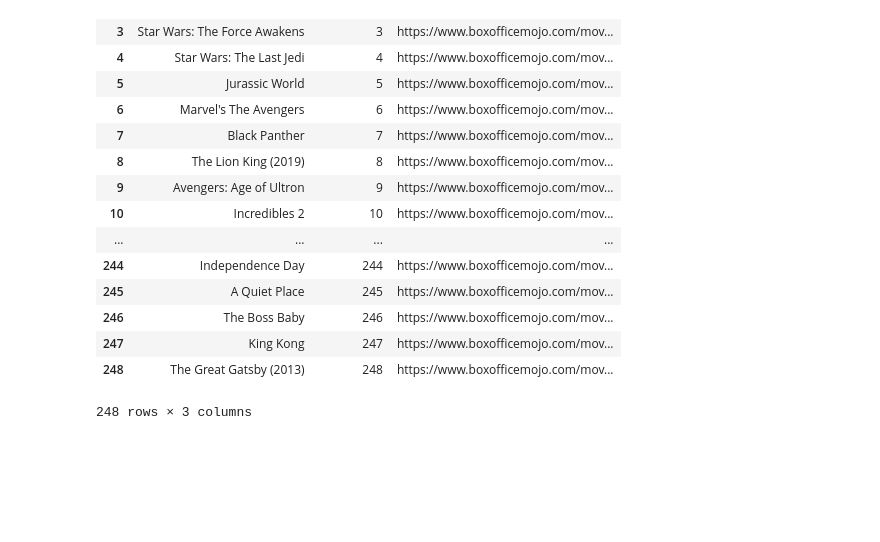
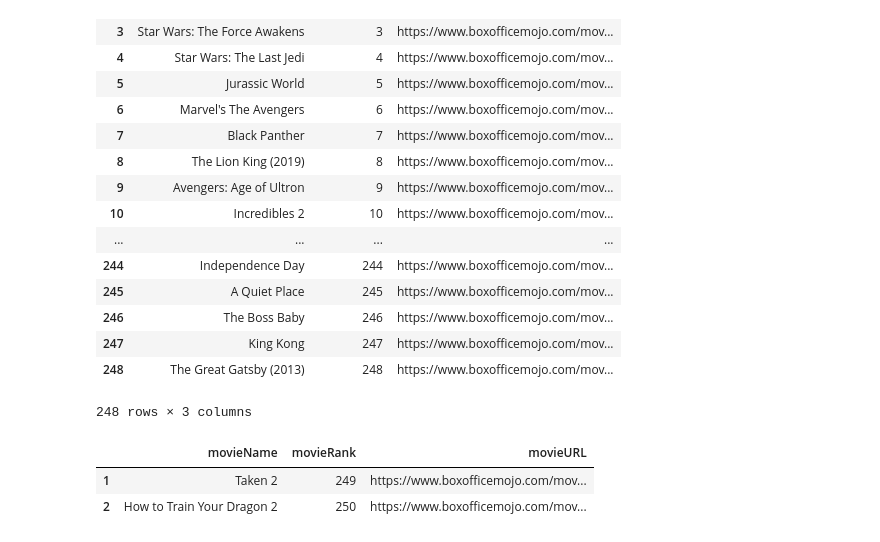
Before and after one commit to hpolowczyk/light_camera_data, a Jupyter notebook: BoxOfficeMojo_Scrape.ipynb, the cells around one changed output. Cells and saved outputs as stored; diff of their text form; code cells hidden in the pictures; blank space fills up the shorter version.

```diff
--- a/BoxOfficeMojo_Scrape.ipynb
+++ b/BoxOfficeMojo_Scrape.ipynb
@@ -147,0 +160,25 @@ movieList_df#.head(15)
+# %%
+
+eachMovie2 = movieTable2.find_all("tr")
+
+movieList2 = []
+
+for one in range(len(eachMovie2)):
+    movieURL = eachMovie2[one].find_all("td")[1].find("a")["href"]
+    movieName = eachMovie2[one].find_all("td")[1].text
+    movieRank = eachMovie2[one].find_all("td")[0].text
+
+    movieList2.append({"movieURL" : "https://www.boxofficemojo.com" + movieURL, "movieName" : movieName, "movieRank": movieRank})
+
+    #print(f"movieURL: {movieLink}, movieName: {movieName}, movieRank: {movieRank}")
+
+movieList_df2 = pd.DataFrame( movieList2)
+
+movieList_df2 = movieList_df2.iloc[1:3]
+
+
+movieList_df2.head()
+# %% [output]
+|  | movieName | movieRank | movieURL |
+| 1 | Taken 2 | 249 | https://www.boxofficemojo.com/mov... |
+| 2 | How to Train Your Dragon 2 | 250 | https://www.boxofficemojo.com/mov... |
```
Also changed, not shown: parts of 10 cells of this notebook, 1 other file.
